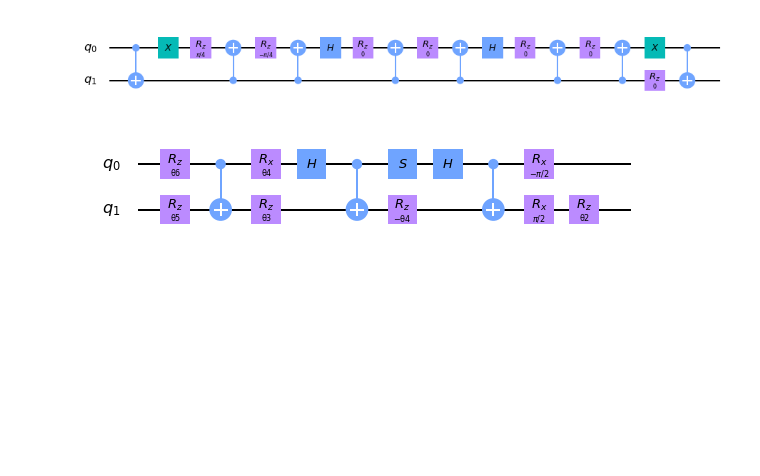
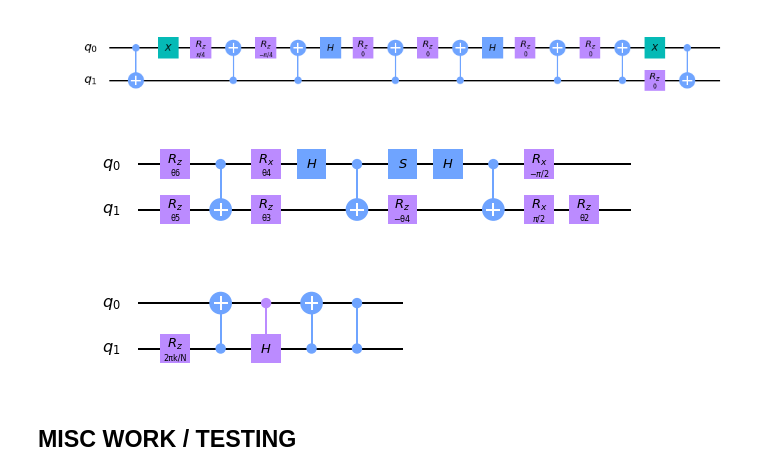
Before and after one commit to jacarolan/QuSpinLatticeFermions, a Jupyter notebook: fFT Quantum Circuit.ipynb, the cells around one changed output. Cells and saved outputs as stored; diff of their text form; code cells hidden in the pictures; blank space fills up the shorter version.

```diff
--- a/fFT Quantum Circuit.ipynb
+++ b/fFT Quantum Circuit.ipynb
@@ -272,3 +317,17 @@ qcirc.rz(theta2,1)
 qcirc.draw("mpl")
 # %% [output]
 [figure]
+# %%
+## TWO-POINT FFT CIRCUIT
+pi2kN = Parameter("2πk/N")
+qcirc=QuantumCircuit(2)
+qcirc.rz(pi2kN,1)
+qcirc.cx(1,0)
+qcirc.ch(0,1)
+qcirc.cx(1,0)
+qcirc.cz(1,0)
+qcirc.draw("mpl")
+# %% [output]
+[figure, added]
+# %% [markdown]
+## MISC WORK / TESTING
```
Also changed, not shown: parts of 15 cells of this notebook.
